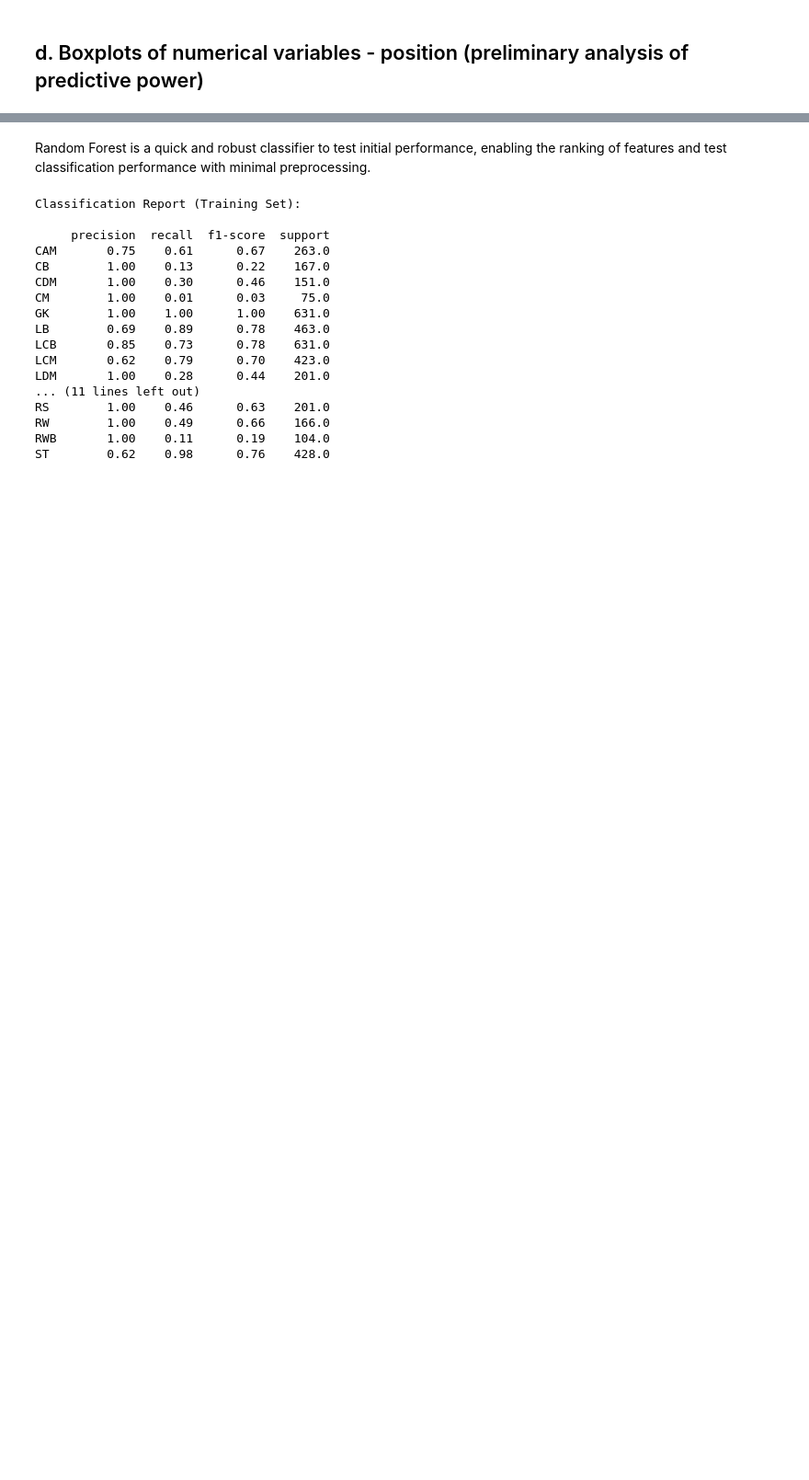
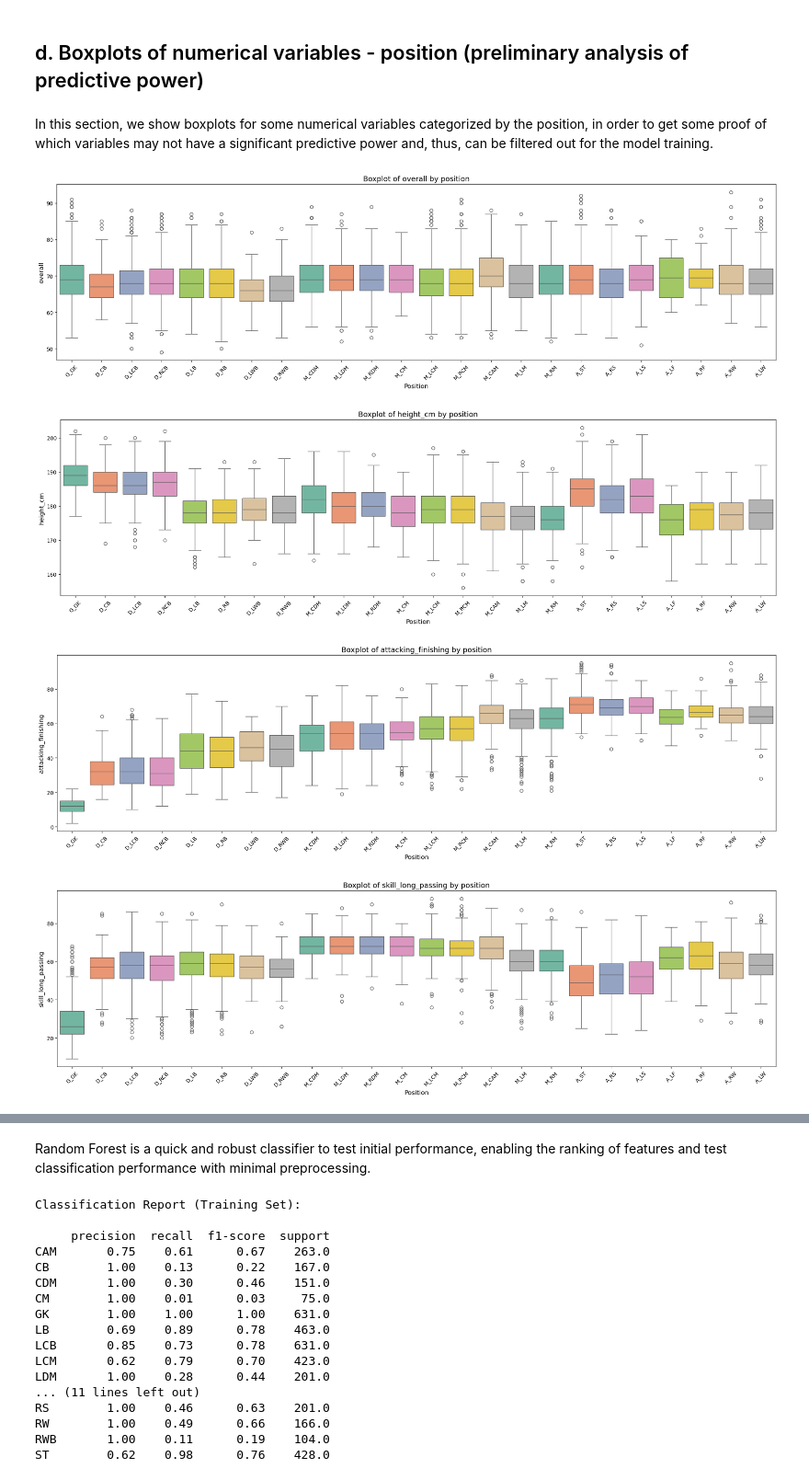
Before and after one commit to simonvellin/football_position_prediction, a Jupyter notebook: FINAL.ipynb, the cells around one changed output, grey strips where cells are left out. Shown at 92% size. Drawn from its saved outputs; the diff is of its cells as text; code cells hidden in the pictures; blank space fills up the shorter version.

Commit message:
Finished EDA and started with model justification

```diff
--- a/FINAL.ipynb
+++ b/FINAL.ipynb
@@ -242,2 +316,52 @@ In this section, we explore the correlation between the numerical variables with
 # %% [markdown]
 ## d. Boxplots of numerical variables - position (preliminary analysis of predictive power)
+# %% [markdown]
+In this section, we show boxplots for some numerical variables categorized by the position, in order to get some proof of which variables may not have a significant predictive power and, thus, can be filtered out for the model training.
+# %%
+# First, we reorder the dataframe and assign some prefixes to the positions
+# so that it is easier to catch specific patterns
+
+# Mapping positions to their groups
+group_mapping = {
+    'Goalkeeper': ['GK'],
+    'Defenders': ['CB', 'LCB', 'RCB', 'LB', 'RB', 'LWB', 'RWB'],
+    'Midfielders': ['CDM', 'LDM', 'RDM', 'CM', 'LCM', 'RCM', 'CAM', 'LM', 'RM'],
+    'Attackers': ['ST', 'RS', 'LS', 'LF', 'RF', 'RW', 'LW']
+}
+
+# Prefix mappings
+prefix_mapping = {
+    'Goalkeeper': 'G_',
+    'Defenders': 'D_',
+    'Midfielders': 'M_',
+    'Attackers': 'A_'
+}
+
+# Flatten mapping to find the group for each position
+position_to_group = {pos: group for group, positions in group_mapping.items() for pos in positions}
+
+# Adding a prefix to position names
+df_train['position_grouped'] = df_train['position'].map(lambda x: prefix_mapping[position_to_group[x]] + x)
+
+# Reordering positions based on group
+order = [prefix_mapping[group] + pos for group in group_mapping for pos in group_mapping[group]]
+
+# Ordering the data frame by the position categories, so that it is easier to
+# catch patterns in the boxplots
+df_train['position_grouped'] = pd.Categorical(df_train['position_grouped'], categories=order, ordered=True)
+
+for feature in ['overall', 'height_cm', 'attacking_finishing', 'skill_long_passing',
+               'mentality_interceptions', 'pace']:
+    plt.figure(figsize=(20, 6))  # Adjust the figure size as needed
+    sns.boxplot(data = df_train, x='position_grouped', y=feature, hue = 'position_grouped', palette="Set2", legend=False)
+    plt.title(f'Boxplot of {feature} by position', fontsize=14)
+    plt.xlabel('Position', fontsize=12)
+    plt.ylabel(feature, fontsize=12)
+    plt.xticks(rotation=45)  # Rotate x-axis labels if needed
+    plt.tight_layout()
+    plt.show()
+# %% [output]
+[figure, added]
+[figure, added]
+[figure, added]
+[figure, added]
```
Also changed, not shown: parts of 36 cells of this notebook, 1 other file.
